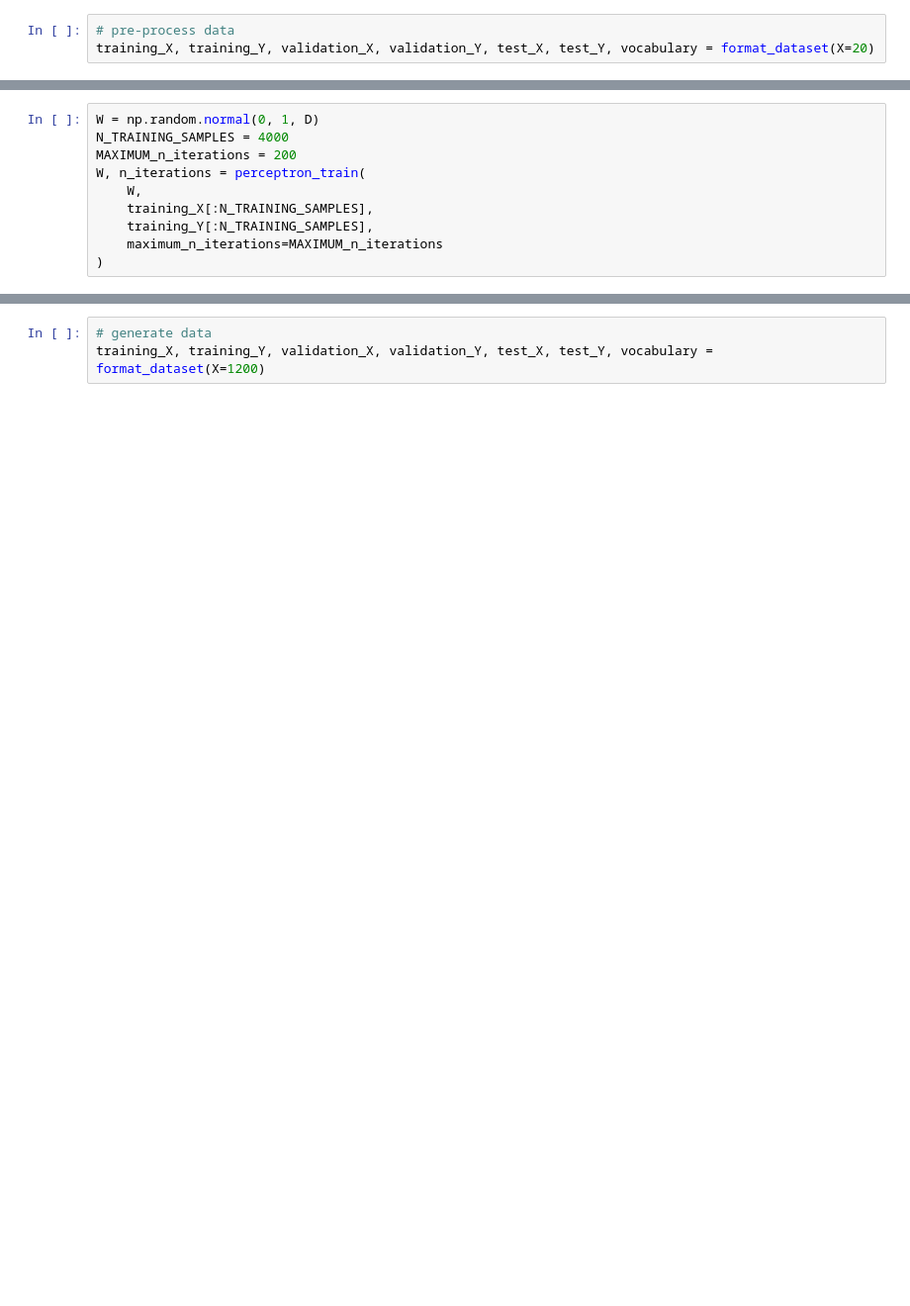
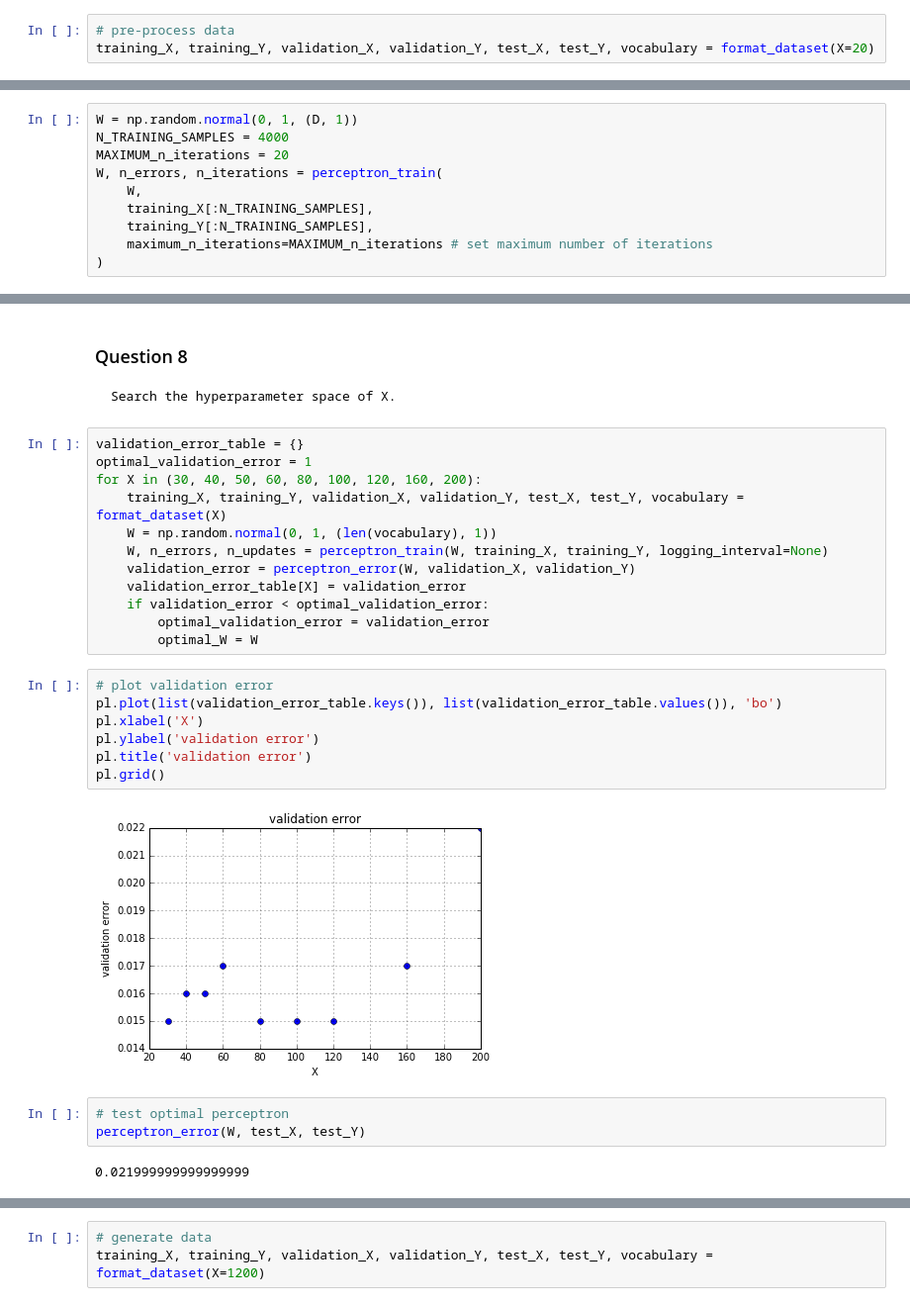
Before and after one commit to GaiYu0/ml_assignments, a Jupyter notebook: assignment1/assignment1.ipynb, the cells around one changed output, grey strips where cells are left out. Shown at 99% size. Saved outputs shown, nothing was run; the diff lists cells and outputs as text; blank space fills up the shorter version.

```diff
--- a/assignment1/assignment1.ipynb
+++ b/assignment1/assignment1.ipynb
@@ -99,10 +135,10 @@ pl.grid()
 # %%
-W = np.random.normal(0, 1, D)
+W = np.random.normal(0, 1, (D, 1))
 N_TRAINING_SAMPLES = 4000
-MAXIMUM_n_iterations = 200
-W, n_iterations = perceptron_train(
+MAXIMUM_n_iterations = 20
+W, n_errors, n_iterations = perceptron_train(
     W,
     training_X[:N_TRAINING_SAMPLES],
     training_Y[:N_TRAINING_SAMPLES],
-    maximum_n_iterations=MAXIMUM_n_iterations
+    maximum_n_iterations=MAXIMUM_n_iterations # set maximum number of iterations
 )
@@ -112 +171,30 @@ perceptron_error(W, validation_X, validation_Y)
+# %% [markdown]
+### Question 8
+    Search the hyperparameter space of X.
+# %%
+validation_error_table = {}
+optimal_validation_error = 1
+for X in (30, 40, 50, 60, 80, 100, 120, 160, 200):
+    training_X, training_Y, validation_X, validation_Y, test_X, test_Y, vocabulary = format_dataset(X)
+    W = np.random.normal(0, 1, (len(vocabulary), 1))
+    W, n_errors, n_updates = perceptron_train(W, training_X, training_Y, logging_interval=None)
+    validation_error = perceptron_error(W, validation_X, validation_Y)
+    validation_error_table[X] = validation_error
+    if validation_error < optimal_validation_error:
+        optimal_validation_error = validation_error
+        optimal_W = W
+# %%
+# plot validation error
+pl.plot(list(validation_error_table.keys()), list(validation_error_table.values()), 'bo')
+pl.xlabel('X')
+pl.ylabel('validation error')
+pl.title('validation error')
+pl.grid()
+# %% [output]
+[figure, added]
+# %%
+# test optimal perceptron
+perceptron_error(W, test_X, test_Y)
+# %% [output]
+0.021999999999999999
 # %% [markdown]
```
Also changed, not shown: parts of 28 cells of this notebook, 2 other files.
